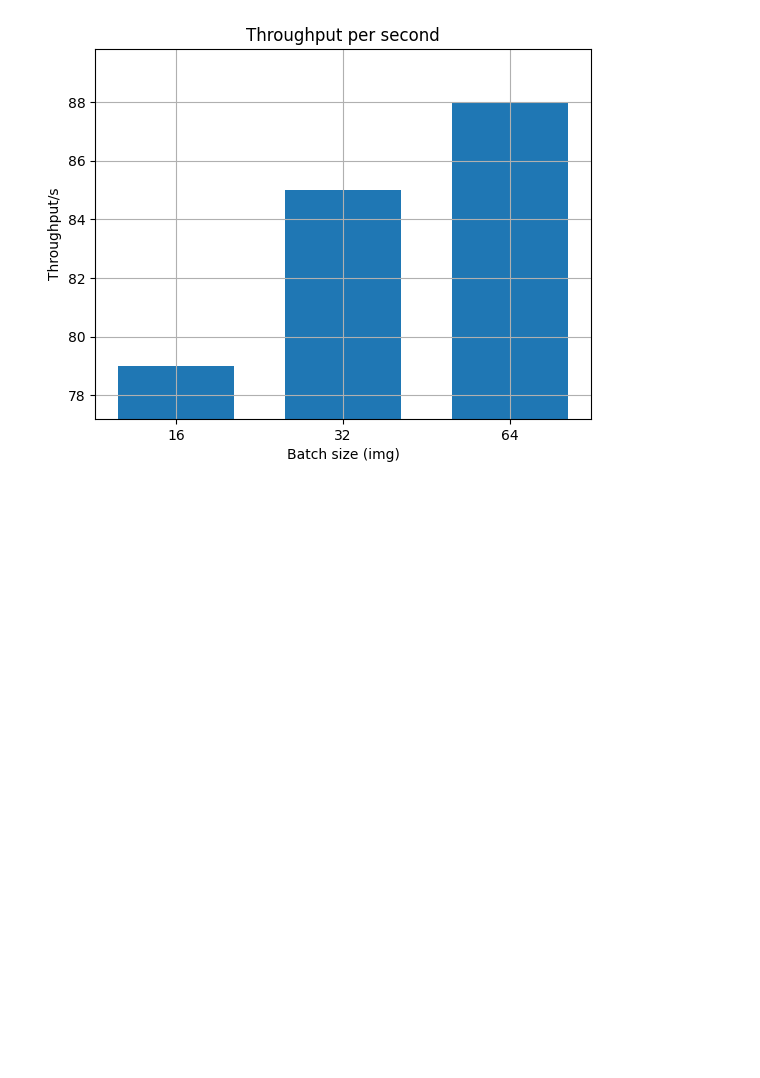
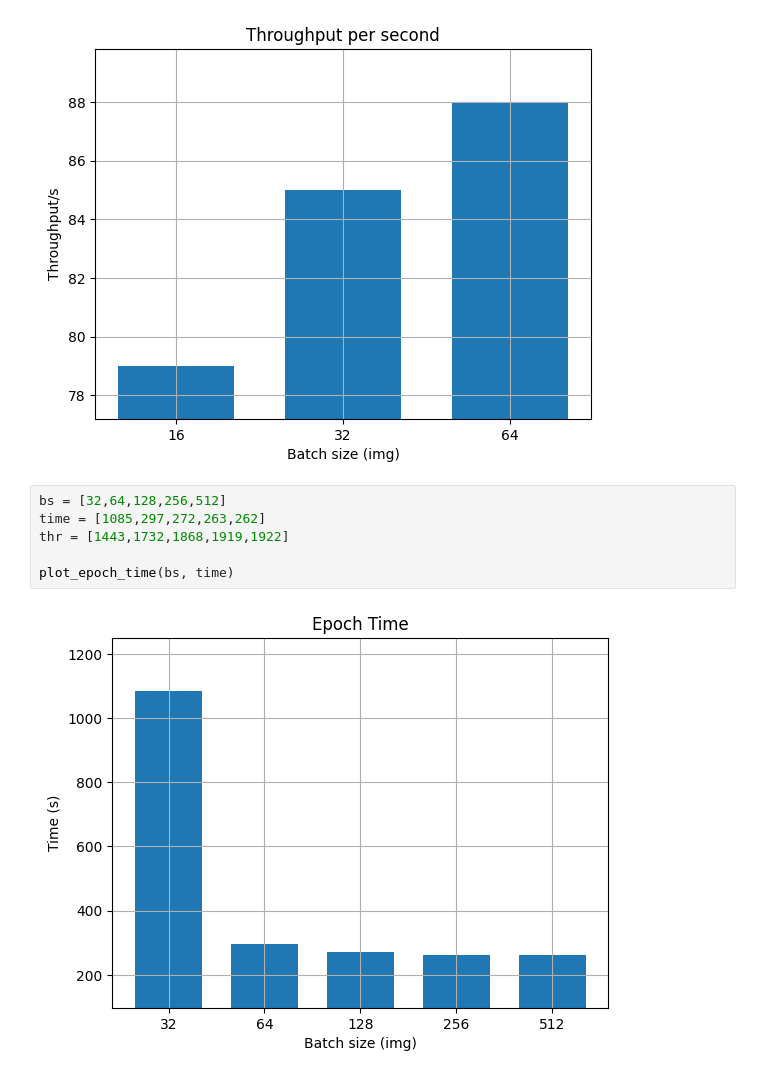
Before and after one commit to AUBERTIERThomas/SA-MIRI, a Jupyter notebook: Ph/11-X.ipynb, the cells around one changed output. Saved outputs shown, nothing was run; the diff lists cells and outputs as text; blank space fills up the shorter version.

```diff
--- a/Ph/11-X.ipynb
+++ b/Ph/11-X.ipynb
@@ -55,3 +55,11 @@ plot_epoch_time(bs, time)
 plot_throughput(bs, thr)
 # %% [output]
 [figure]
+# %%
+bs = [32,64,128,256,512]
+time = [1085,297,272,263,262]
+thr = [1443,1732,1868,1919,1922]
+
+plot_epoch_time(bs, time)
+# %% [output]
+[figure, added]
```
Also changed, not shown: parts of 3 cells of this notebook, 4 other files.
